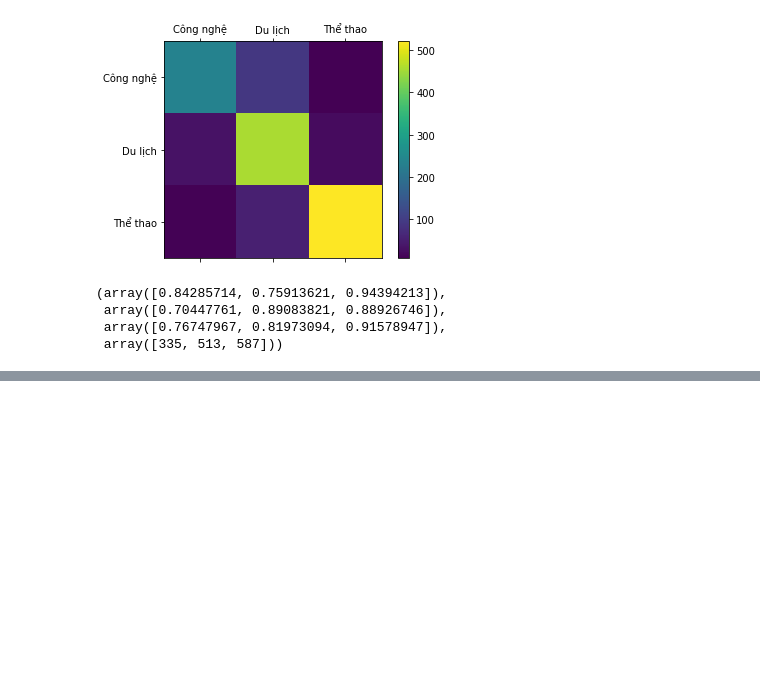
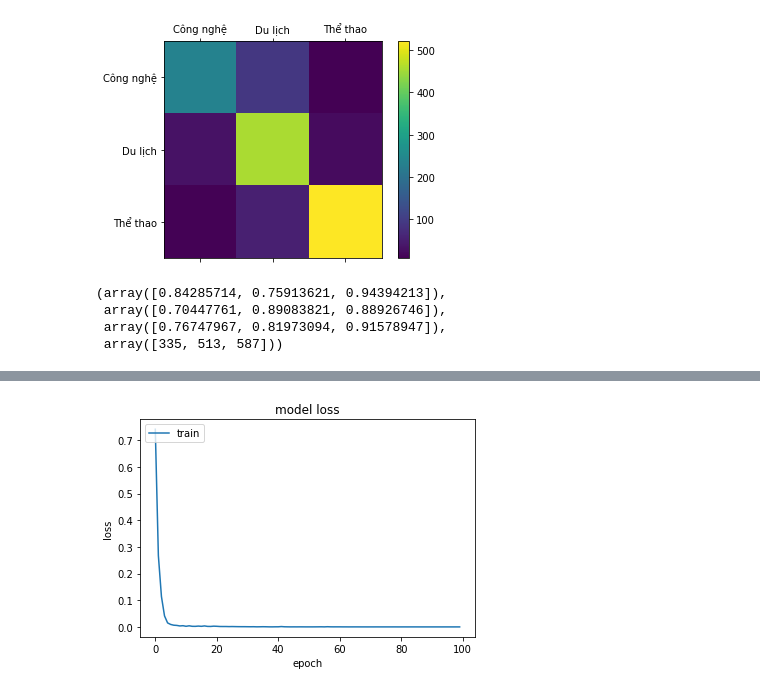
Before and after one commit to bluesky2106/python-ai, a Jupyter notebook: 07-neural-network/lab02/neural-network.ipynb, the cells around one changed output, grey strips where cells are left out. Drawn from its saved outputs; the diff is of its cells as text; code cells hidden in the pictures; blank space fills up the shorter version.

```diff
--- a/07-neural-network/lab02/neural-network.ipynb
+++ b/07-neural-network/lab02/neural-network.ipynb
@@ -496,0 +499,14 @@ precision_recall_fscore_support(le.inverse_transform(y_test), le.inverse_transfo
+# %%
+model3 = tf.keras.Sequential([
+    tf.keras.layers.Dense(200,input_dim=X_train_tfidf.shape[1], activation='relu'),
+    tf.keras.layers.Dense(150,input_dim=X_train_tfidf.shape[1], activation='relu'),
+    tf.keras.layers.Dense(100,input_dim=X_train_tfidf.shape[1], activation='relu'),
+    tf.keras.layers.Dense(50,input_dim=X_train_tfidf.shape[1], activation='relu'),
+	tf.keras.layers.Dense(num_classes, activation='softmax'),
+])
+
+model3.compile(optimizer=tf.optimizers.Adam(learning_rate=learning_rate),
+              loss=tf.keras.losses.SparseCategoricalCrossentropy(from_logits=False),
+              metrics=['accuracy'])
+
+history3 = model3.fit(X_train_tfidf, y_train, epochs=epochs, batch_size=batch_size)
@@ -496,0 +531,11 @@ precision_recall_fscore_support(le.inverse_transform(y_test), le.inverse_transfo
+# %%
+# summarize history for loss
+plt.plot()
+plt.plot(range(0, epochs), history3.history['loss'])
+plt.title('model loss')
+plt.ylabel('loss')
+plt.xlabel('epoch')
+plt.legend(['train', 'test'], loc='upper left')
+plt.show()
+# %% [output]
+[figure, added]
```
Also changed, not shown: parts of 8 cells of this notebook.
